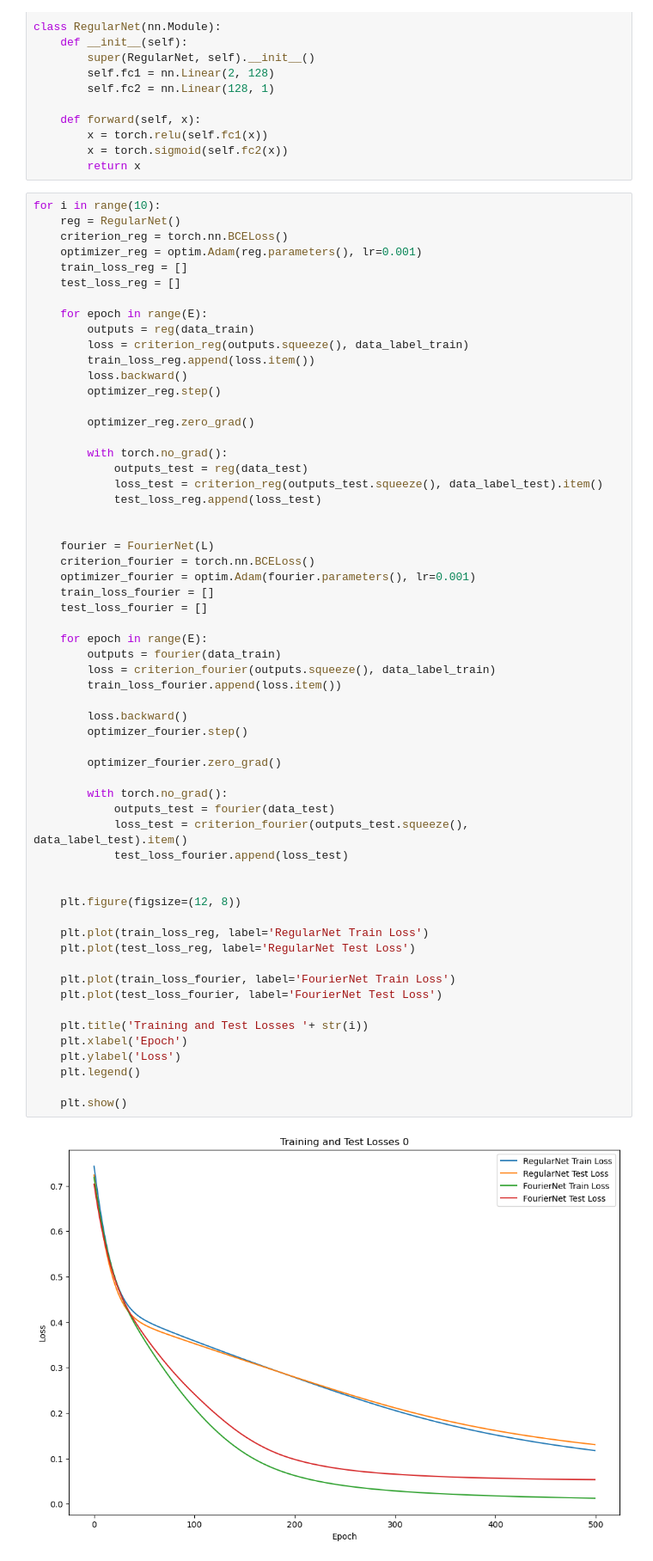
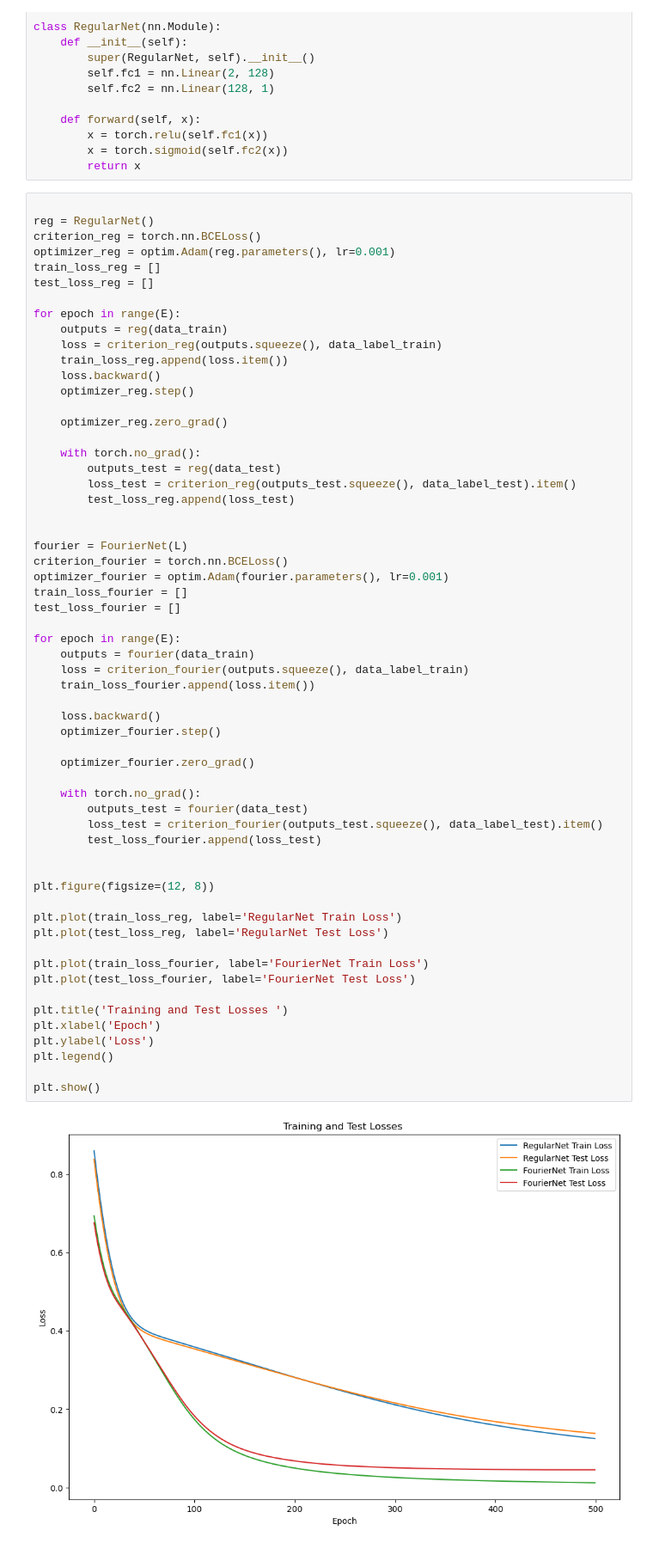
Before and after one commit to UczenieReprezentacji/gr-2-miniproject-karkakol, a Jupyter notebook: exercises.ipynb, the cells around one changed output. Shown at 86% size. Saved outputs shown, nothing was run; the diff lists cells and outputs as text.

```diff
--- a/exercises.ipynb
+++ b/exercises.ipynb
@@ -104,63 +104,63 @@ class RegularNet(nn.Module):
         x = torch.sigmoid(self.fc2(x))
         return x
 # %%
-for i in range(10):
-    reg = RegularNet()
-    criterion_reg = torch.nn.BCELoss()
-    optimizer_reg = optim.Adam(reg.parameters(), lr=0.001)
-    train_loss_reg = []
-    test_loss_reg = []
 
-    for epoch in range(E):
-        outputs = reg(data_train)
-        loss = criterion_reg(outputs.squeeze(), data_label_train)
-        train_loss_reg.append(loss.item())
-        loss.backward()
-        optimizer_reg.step()
+reg = RegularNet()
+criterion_reg = torch.nn.BCELoss()
+optimizer_reg = optim.Adam(reg.parameters(), lr=0.001)
+train_loss_reg = []
+test_loss_reg = []
 
-        optimizer_reg.zero_grad()
+for epoch in range(E):
+    outputs = reg(data_train)
+    loss = criterion_reg(outputs.squeeze(), data_label_train)
+    train_loss_reg.append(loss.item())
+    loss.backward()
+    optimizer_reg.step()
 
-        with torch.no_grad():
-            outputs_test = reg(data_test)
-            loss_test = criterion_reg(outputs_test.squeeze(), data_label_test).item()
-            test_loss_reg.append(loss_test)
+    optimizer_reg.zero_grad()
+
+    with torch.no_grad():
+        outputs_test = reg(data_test)
+        loss_test = criterion_reg(outputs_test.squeeze(), data_label_test).item()
+        test_loss_reg.append(loss_test)
 
 
-    fourier = FourierNet(L)
-    criterion_fourier = torch.nn.BCELoss()
-    optimizer_fourier = optim.Adam(fourier.parameters(), lr=0.001)
-    train_loss_fourier = []
-    test_loss_fourier = []
+fourier = FourierNet(L)
+criterion_fourier = torch.nn.BCELoss()
+optimizer_fourier = optim.Adam(fourier.parameters(), lr=0.001)
+train_loss_fourier = []
+test_loss_fourier = []
 
-    for epoch in range(E):
-        outputs = fourier(data_train)
-        loss = criterion_fourier(outputs.squeeze(), data_label_train)
-        train_loss_fourier.append(loss.item())
+for epoch in range(E):
+    outputs = fourier(data_train)
+    loss = criterion_fourier(outputs.squeeze(), data_label_train)
+    train_loss_fourier.append(loss.item())
 
-        loss.backward()
-        optimizer_fourier.step()
+    loss.backward()
+    optimizer_fourier.step()
 
-        optimizer_fourier.zero_grad()
+    optimizer_fourier.zero_grad()
 
-        with torch.no_grad():
-            outputs_test = fourier(data_test)
-            loss_test = criterion_fourier(outputs_test.squeeze(), data_label_test).item()
-            test_loss_fourier.append(loss_test)
+    with torch.no_grad():
+        outputs_test = fourier(data_test)
+        loss_test = criterion_fourier(outputs_test.squeeze(), data_label_test).item()
+        test_loss_fourier.append(loss_test)
 
 
-    plt.figure(figsize=(12, 8))
+plt.figure(figsize=(12, 8))
 
-    plt.plot(train_loss_reg, label='RegularNet Train Loss')
-    plt.plot(test_loss_reg, label='RegularNet Test Loss')
+plt.plot(train_loss_reg, label='RegularNet Train Loss')
+plt.plot(test_loss_reg, label='RegularNet Test Loss')
 
-    plt.plot(train_loss_fourier, label='FourierNet Train Loss')
-    plt.plot(test_loss_fourier, label='FourierNet Test Loss')
+plt.plot(train_loss_fourier, label='FourierNet Train Loss')
+plt.plot(test_loss_fourier, label='FourierNet Test Loss')
 
-    plt.title('Training and Test Losses '+ str(i))
-    plt.xlabel('Epoch')
-    plt.ylabel('Loss')
-    plt.legend()
+plt.title('Training and Test Losses ')
+plt.xlabel('Epoch')
+plt.ylabel('Loss')
+plt.legend()
 
-    plt.show()
+plt.show()
 # %% [output]
-[figure, old version]
+[figure, new version]
```
Also changed, not shown: parts of 7 cells of this notebook, 2 other files.
